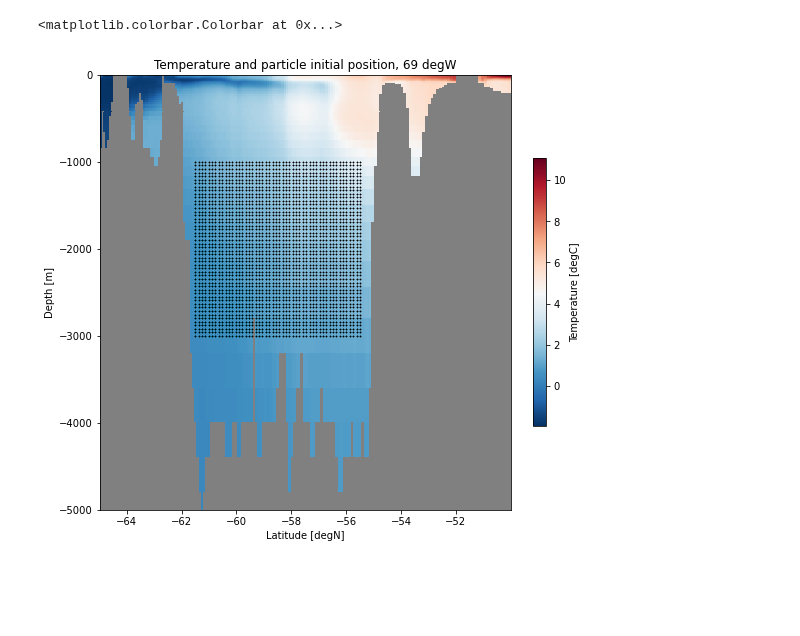
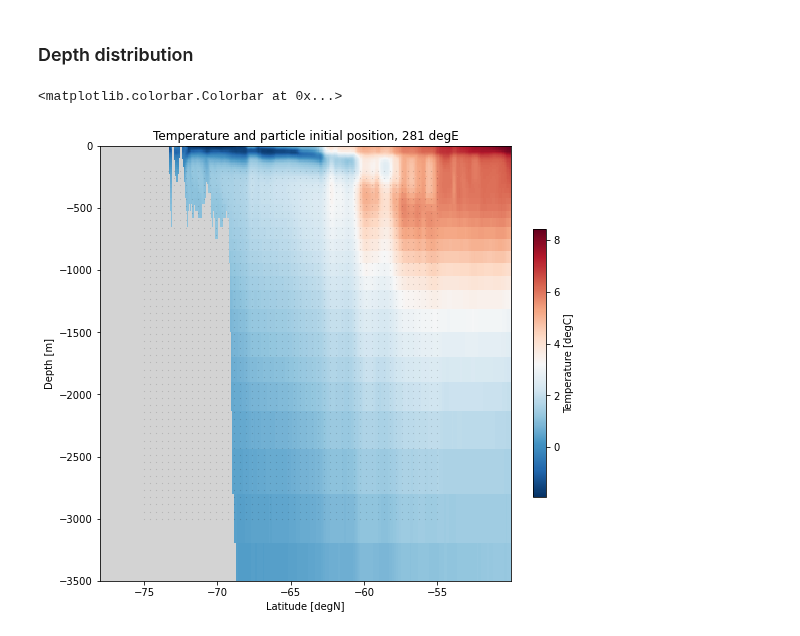
Before and after one commit to gmacgilchrist/bsose, a Jupyter notebook: notebooks/lagrangian/draw_parcel-init.ipynb, the cells around one changed output. Saved outputs shown, nothing was run; the diff lists cells and outputs as text; code cells hidden in the pictures; blank space fills up the shorter version.

Commit message:
allows init of particles at diff longitudes

```diff
--- a/notebooks/lagrangian/draw_parcel-init.ipynb
+++ b/notebooks/lagrangian/draw_parcel-init.ipynb
@@ -21,7 +25,12 @@ import bsose.preprocess as pp
 ds,xgrid = pp.load_bsose()
 # %%
 N = 50
-lats1D = np.linspace(-61.5,-55.5,N)
-lons1D=291*np.ones(N)
-depths1D=-1*np.linspace(1000,3000,N)
+lonV = 291-10
+latV = [-75, -55]
+depthV = [-3000,-200]
+
+lats1D = np.linspace(latV[0],latV[1],N)
+lons1D = np.arange(231,291,10)
+depths1D = np.linspace(depthV[0],depthV[1],N)
+
 [lons,lats,depths] = np.meshgrid(lons1D,lats1D,depths1D)
@@ -27,0 +39,8 @@ depths1D=-1*np.linspace(1000,3000,N)
+# %%
+varstr = "THETA"
+iselect = {"time":-1}
+select = {"Z":depthV[1]}
+da = ds["THETA"].isel(
+    **iselect).sel(
+    **select,method='nearest')
+da_masked = np.ma.masked_where(da==0,da)
@@ -28,8 +84,10 @@ depths1D=-1*np.linspace(1000,3000,N)
+# %% [markdown]
+### Depth distribution
 # %%
 iselect = {"time":-1}
-selectslice = {"YC":slice(-65,-50)}
-select = {"XC":300}
-da = ds["THETA"].isel(
+selectslice = {"YC":slice(latV[0]-5,latV[1]+5)}
+select = {"XC":lonV}
+da = ds[varstr].isel(
     **iselect).sel(
     **select,method='nearest').sel(
     **selectslice)
@@ -37,21 +95,21 @@ da_masked = np.ma.masked_where(da==0,da)
 # %%
 fig,ax = plt.subplots(figsize=(8,8))
 cmap = copy.copy(cm.RdBu_r)
 cmap.set_bad('lightgray')
-im = ax.pcolormesh(da['YC'],da['Z'],da_masked,shading='auto',cmap='RdBu_r')
+im = ax.pcolormesh(da['YC'],da['Z'],da_masked,shading='auto',cmap=cmap)
 ax.plot(lats.flatten(),
         depths.flatten(),
         linestyle='None',
         marker='.',
         color='k',
         markersize=0.1)
 ax.set_ylabel('Depth [m]')
 ax.set_xlabel('Latitude [degN]')
-ax.set_title('Temperature and particle initial position, 69 degW')
-ax.set_ylim([-5000,0])
+ax.set_title('Temperature and particle initial position, %s degE' %str(lonV))
+ax.set_ylim([depthV[0]-500,0])
 plt.colorbar(im,ax=ax,
              fraction=0.03,pad=0.05,
              label='Temperature [degC]')
 # %% [output]
 <matplotlib.colorbar.Colorbar at 0x...>
-[figure, old version]
+[figure, new version]
```
Also changed, not shown: parts of 8 cells of this notebook, 4 other files.
